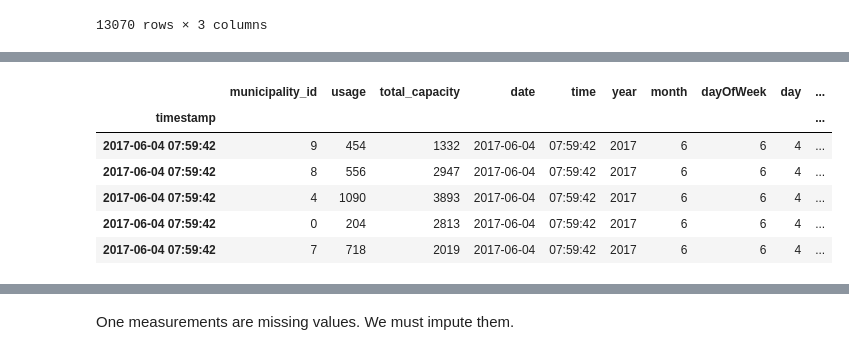
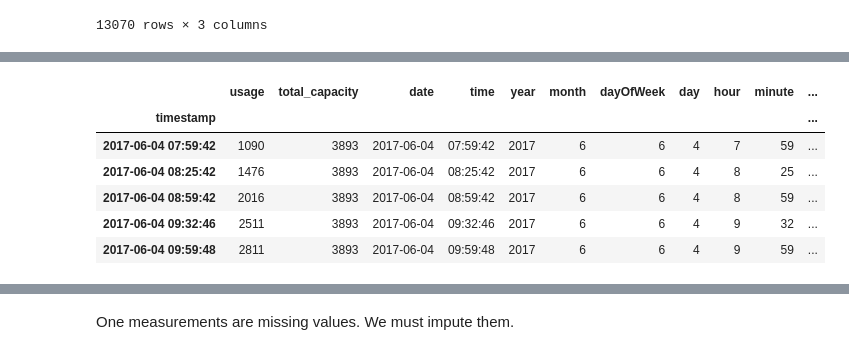
Before and after one commit to uzunb/municipality-bus-utilization-forecasting, a Jupyter notebook: notebooks/xgboost_model.ipynb, the cells around one changed output, grey strips where cells are left out. Cells and saved outputs as stored; diff of their text form; code cells hidden in the pictures.

```diff
--- a/notebooks/xgboost_model.ipynb
+++ b/notebooks/xgboost_model.ipynb
@@ -35,3 +37,8 @@ df
 | 2017-08-19 16:30:35 | 6 | 1680 | 3113 |
 | 2017-08-19 16:30:35 | 3 | 1189 | 1930 |
 13070 rows × 3 columns
+# %%
+selected_municipality_id = 4
+df = df[df['municipality_id'] == selected_municipality_id]
+df.drop(columns=['municipality_id'], inplace=True)
+df
@@ -38,19 +60,23 @@ df
 # %%
 # split timestamp to year, month, day and hour, minute, second
 df['date'] = pd.to_datetime(df.index.date)
 df['time'] = df.index.time
 df['year'] = df.index.year
 df['month'] = df.index.month
 df['dayOfWeek'] = df.index.dayofweek
 df['day'] = df.index.day
 df['hour'] = df.index.hour
+df['minute'] = df.index.minute
+df['second'] = df.index.second
+df['quarter'] = df.index.quarter
+df['dayOfYear'] = df.index.dayofyear
 
 df.head()
 # %% [output]
-|  | municipality_id | usage | total_capacity | date | time | year | month | dayOfWeek | day | ... |
-| timestamp |  |  |  |  |  |  |  |  |  | ... |
-| 2017-06-04 07:59:42 | 9 | 454 | 1332 | 2017-06-04 | 07:59:42 | 2017 | 6 | 6 | 4 | ... |
-| 2017-06-04 07:59:42 | 8 | 556 | 2947 | 2017-06-04 | 07:59:42 | 2017 | 6 | 6 | 4 | ... |
-| 2017-06-04 07:59:42 | 4 | 1090 | 3893 | 2017-06-04 | 07:59:42 | 2017 | 6 | 6 | 4 | ... |
-| 2017-06-04 07:59:42 | 0 | 204 | 2813 | 2017-06-04 | 07:59:42 | 2017 | 6 | 6 | 4 | ... |
-| 2017-06-04 07:59:42 | 7 | 718 | 2019 | 2017-06-04 | 07:59:42 | 2017 | 6 | 6 | 4 | ... |
+|  | usage | total_capacity | date | time | year | month | dayOfWeek | day | hour | minute | ... |
+| timestamp |  |  |  |  |  |  |  |  |  |  | ... |
+| 2017-06-04 07:59:42 | 1090 | 3893 | 2017-06-04 | 07:59:42 | 2017 | 6 | 6 | 4 | 7 | 59 | ... |
+| 2017-06-04 08:25:42 | 1476 | 3893 | 2017-06-04 | 08:25:42 | 2017 | 6 | 6 | 4 | 8 | 25 | ... |
+| 2017-06-04 08:59:42 | 2016 | 3893 | 2017-06-04 | 08:59:42 | 2017 | 6 | 6 | 4 | 8 | 59 | ... |
+| 2017-06-04 09:32:46 | 2511 | 3893 | 2017-06-04 | 09:32:46 | 2017 | 6 | 6 | 4 | 9 | 32 | ... |
+| 2017-06-04 09:59:48 | 2811 | 3893 | 2017-06-04 | 09:59:48 | 2017 | 6 | 6 | 4 | 9 | 59 | ... |
```
Also changed, not shown: parts of 18 cells of this notebook.
